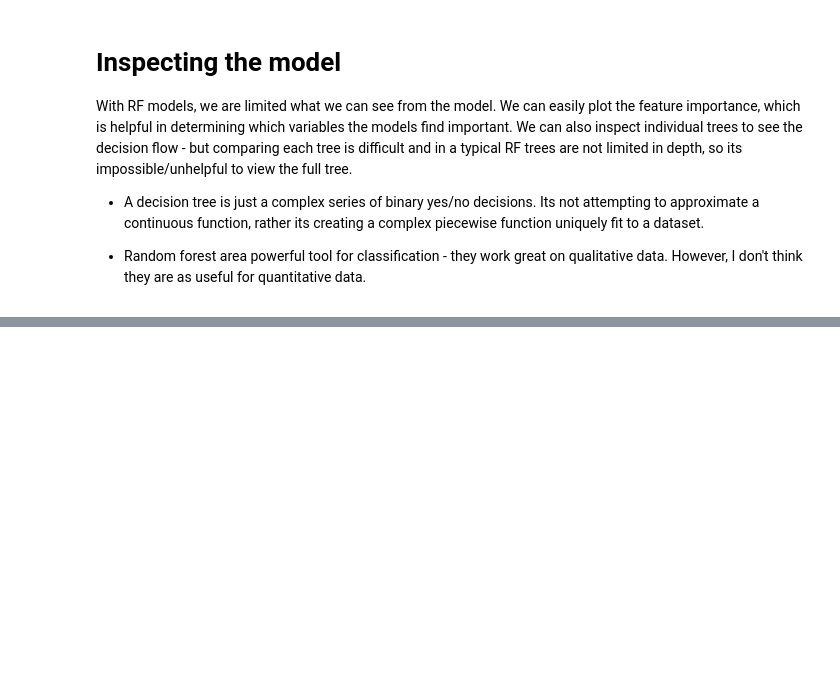
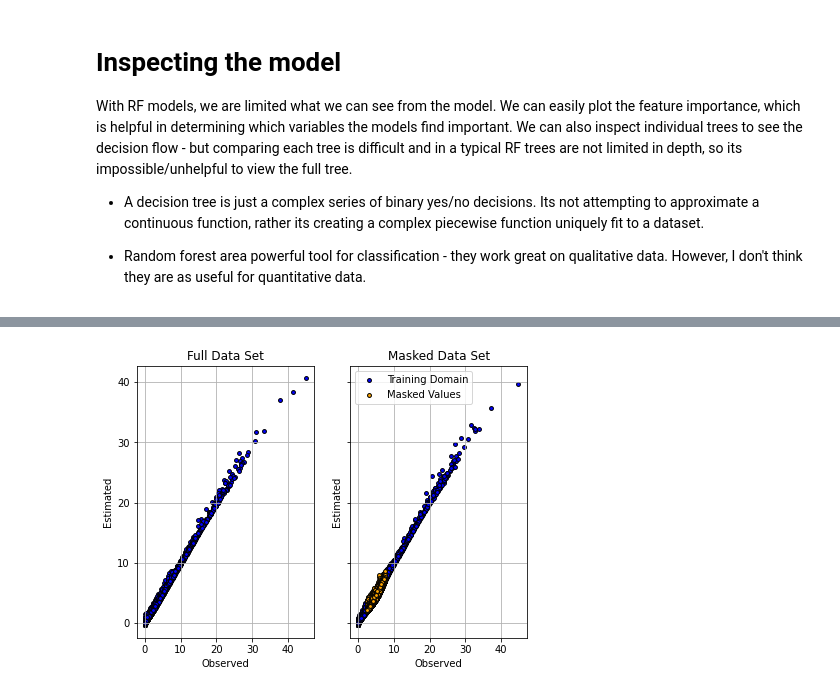
Before and after one commit to June-Skeeter/ML_Scripts, a Jupyter notebook: NN_v_RF_example.ipynb, the cells around one changed output, grey strips where cells are left out. Cells and saved outputs as stored; diff of their text form; code cells hidden in the pictures; blank space fills up the shorter version.

```diff
--- a/NN_v_RF_example.ipynb
+++ b/NN_v_RF_example.ipynb
@@ -437,5 +507,5 @@ def train_model(x,y,i=0,name='Model',epochs = 250,batch_size = 32,random_state=4
 # %%
-N_models = 3
+N_models = 10
 progress = widgets.IntProgress(
     value=0,
     min=0,
@@ -448,13 +518,18 @@ display(progress)
 
 print('Test the Full Dataset')
 
+# Leaving random state fixed here for more direct comparison with RF results
+# In practice, it is better to train each model on separate splits
+x_train, x_val, y_train, y_val = train_test_split(
+    X_full,Y_full, test_size=0.1, random_state=42)
+
 make_model(input_shape=X_full.shape[1:],hidden_nodes=64)
 
 T1 = time.time()
 y_est,y_obs = [],[]
 for i in range(N_models):
     progress.value=i
-    train_model(X_full,Y_full,i)
+    train_model(x_train,y_train,i)
 T2 = time.time()
 progress.value=N_models
 print('\nFull Training Time: ', np.round((T2 - T1)/60,2),' Minutes')
@@ -464,13 +539,19 @@ print()
 print()
 print('Test the Masked Dataset')
 
+
+# Leaving random state fixed here for more direct comparison with RF results
+# In practice, it is better to train each model on separate splits
+x_train, x_val_mask, y_train, y_val_mask = train_test_split(
+    x_mask,y_mask, test_size=0.1, random_state=42)
+
 make_model(input_shape=x_mask.shape[1:],hidden_nodes=64,name='Masked_Model')
 
 T1 = time.time()
 y_est,y_obs = [],[]
 for i in range(N_models):
     progress.value=i
-    train_model(x_mask,y_mask,i,name='maskedModel')
+    train_model(x_train,y_train,i,name='Masked_Model')
 T2 = time.time()
 progress.value=N_models
 print('\nFull Training Time: ', np.round((T2 - T1)/60,2),' Minutes')
@@ -655,0 +585,78 @@ _________________________________________________________________
+# %%
+fig,axes=plt.subplots(1,2,figsize=(7,5),sharex=True,sharey=True)
+
+print('Test the Full Dataset')
+
+y_pred = predict_Model('Model',N_models,x_val)
+
+R2 = metrics.r2_score(y_val,y_pred.mean(axis=0))
+RMSE = metrics.mean_squared_error(y_val,y_pred.mean(axis=0))
+print()
+print('Validation metrics within training domain: \nr2 = ',
+        np.round(R2,5),'\nRMSE = ',np.round(RMSE,5),' '+unit)
+
+ax = axes[0]
+ax.scatter(y_val,y_pred.mean(axis=0),label='Training Domain',color='blue',s=15,edgecolor='k')
+ax.set_ylabel('Estimated')
+ax.set_xlabel('Observed')
+ax.grid()
+ax.set_title('Full Data Set')
+
+# Test interpolation capabilities
+print()
+print('Test the Masked Dataset')
+
+y_pred_mask = predict_Model('Masked_Model',N_models,x_val_mask)
+y_fill = predict_Model('Masked_Model',N_models,x_missing)
+
+R2 = metrics.r2_score(y_val_mask,y_pred_mask.mean(axis=0))
+RMSE = metrics.mean_squared_error(y_val_mask,y_pred_mask.mean(axis=0))
+print()
+print('Validation metrics within training domain: \nr2 = ',
+        np.round(R2,5),'\nRMSE = ',np.round(RMSE,5),' '+unit)
+
+R2 = metrics.r2_score(y_missing,y_fill.mean(axis=0))
+RMSE = metrics.mean_squared_error(y_missing,y_fill.mean(axis=0))
+print()
+print('Validation metrics for data gap: \nr2 = ',
+        np.round(R2,5),'\nRMSE = ',np.round(RMSE,5),' '+unit)
+
+ax = axes[1]
+ax.scatter(y_val_mask,y_pred_mask.mean(axis=0),label='Training Domain',color='blue',s=15,edgecolor='k')
+ax.set_ylabel('Estimated')
+ax.set_xlabel('Observed')
+ax.scatter(y_missing,y_fill.mean(axis=0),label='Masked Values',color='orange',s=15,edgecolor='k')
+ax.set_title('Masked Data Set')
+ax.legend()
+ax.grid()
+
+# Test extrapolation capabilities
+
+NN_range_VPD = predict_Model('Model',N_models,range_TA_RH.T)
+NN_grid_VPD = NN_range_VPD.mean(axis=0).T.reshape(grid_TA.shape)
+
+
+R2 = metrics.r2_score(grid_VPD.flatten(),NN_grid_VPD.flatten())
+RMSE = metrics.mean_squared_error(grid_VPD.flatten(),NN_grid_VPD.flatten())
+print()
+print('Validation metrics over wider Ta range (-30 to 50): \nr2 = ',
+        np.round(R2,5),'\nRMSE = ',np.round(RMSE,5),' '+unit)
+
+print('Minimum estimated VPD: ',NN_grid_VPD.min())
+print('Maximum estimated VPD: ',NN_grid_VPD.max())
+
+
+fig,axes=plt.subplots(1,2,figsize=(10,5),sharex=True,sharey=True)
+ax = axes[0]
+Contour_Plot(ax,grid_TA,grid_RH,NN_grid_VPD,cmap = cmap,norm=norm,unit=unit,bins=bins)
+ax.set_xlabel('Air Temperature $^\circ$C')
+ax.set_ylabel('Relative Humidity %')
+ax.set_title('NN Estimated Vapor Pressure Deficit (VPD)')
+
+ax = axes[1]
+Contour_Plot(ax,grid_TA,grid_RH,grid_VPD,cmap = cmap,norm=norm,unit=unit,bins=bins)
+ax.set_xlabel('Air Temperature $^\circ$C')
+ax.set_ylabel('Relative Humidity %')
+ax.set_title('Calculated Vapor Pressure Deficit (VPD)')
+plt.tight_layout()
+# %% [output]
@@ -655,0 +680 @@ _________________________________________________________________
+[figure, added]
```
Also changed, not shown: parts of 18 cells of this notebook.
